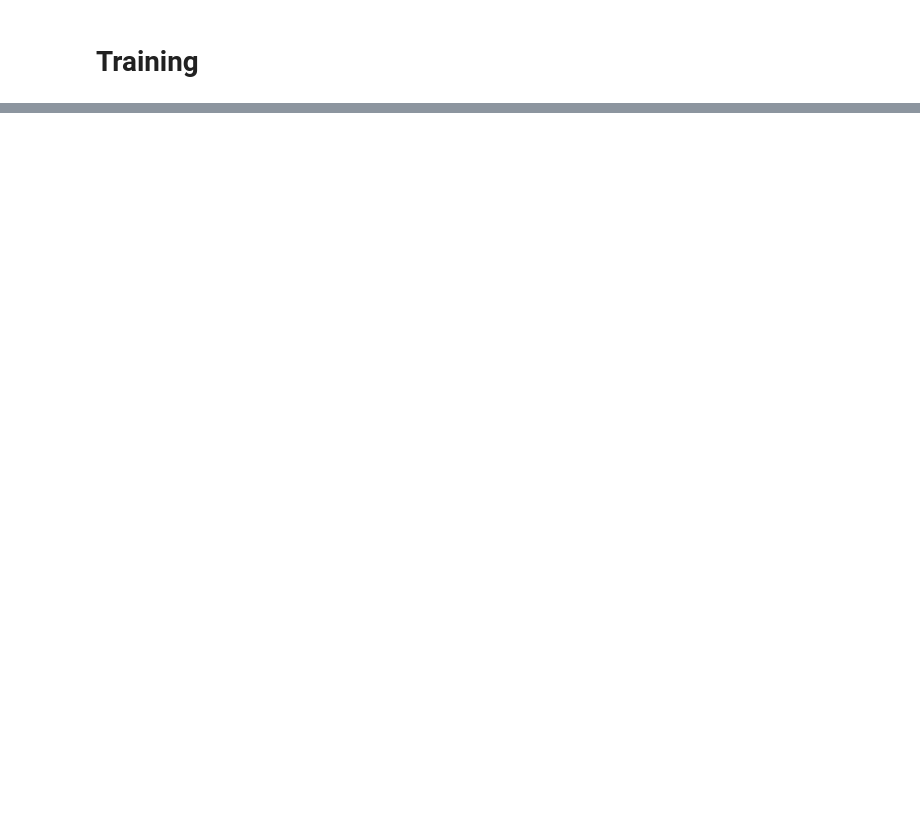
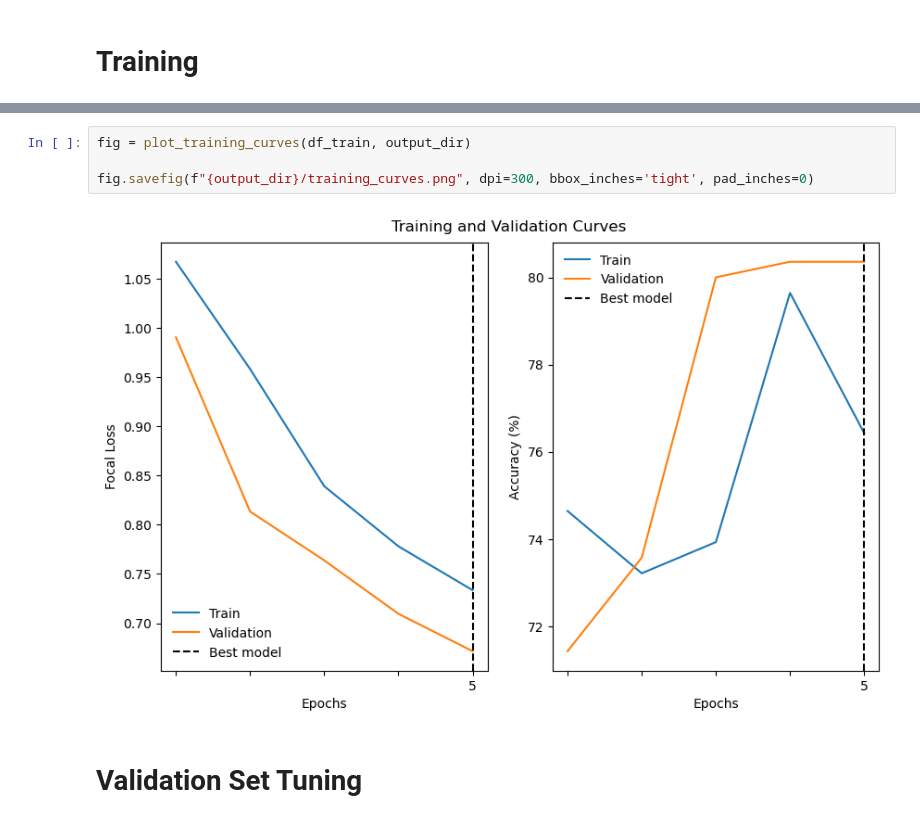
Before and after one commit to masseygeo/earthscape, a Jupyter notebook: code/models/test.ipynb, the cells around one changed output, grey strips where cells are left out. Cells and saved outputs as stored; diff of their text form; blank space fills up the shorter version.

```diff
--- a/code/models/test.ipynb
+++ b/code/models/test.ipynb
@@ -200,0 +210,8 @@ def training_log():
+# %%
+fig = plot_training_curves(df_train, output_dir)
+
+fig.savefig(f"{output_dir}/training_curves.png", dpi=300, bbox_inches='tight', pad_inches=0)
+# %% [output]
+[figure, added]
+# %% [markdown]
+# **Validation Set Tuning**
```
Also changed, not shown: parts of 20 cells of this notebook, 17 other files.
